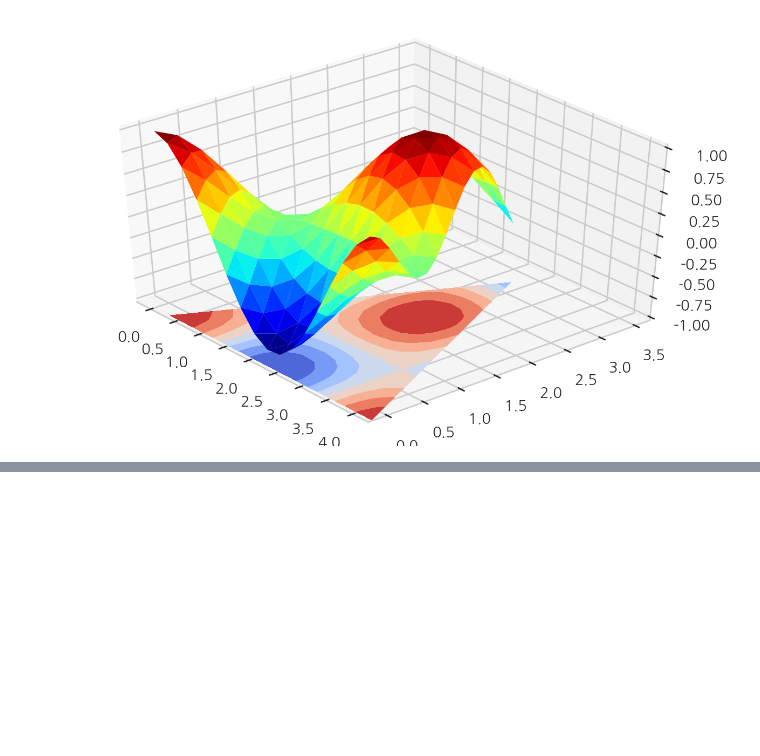
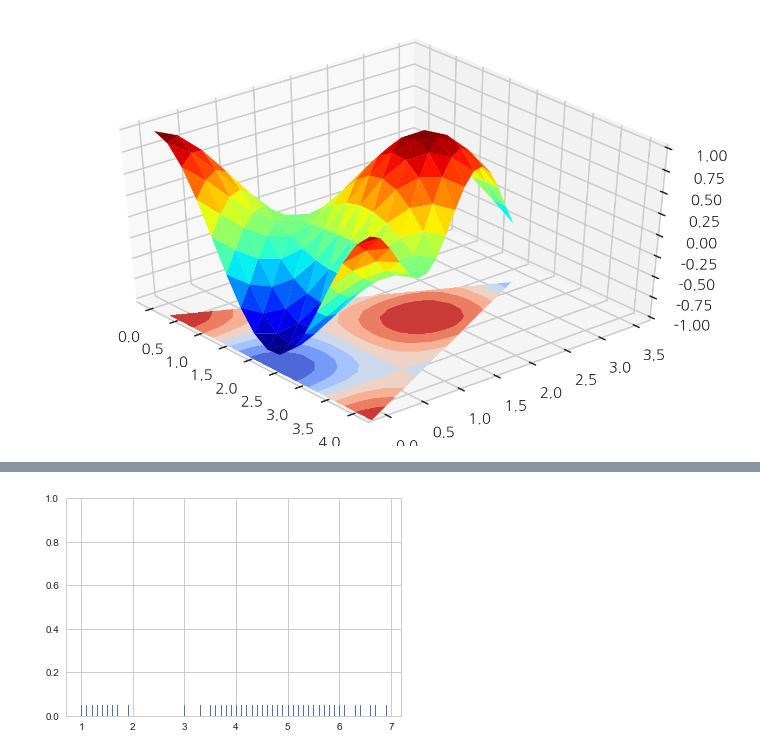
Before and after one commit to baegwangbin/TIL, a Jupyter notebook: Python/Data_Visualization.ipynb, the cells around one changed output, grey strips where cells are left out. Saved outputs shown, nothing was run; the diff lists cells and outputs as text; code cells hidden in the pictures; blank space fills up the shorter version.

```diff
--- a/Python/Data_Visualization.ipynb
+++ b/Python/Data_Visualization.ipynb
@@ -580,0 +648,10 @@ plt.show()
+# %%
+iris = sns.load_dataset("iris")
+
+x = iris.petal_length.values
+
+sns.rugplot(x)
+
+plt.show()
+# %% [output]
+[figure, added]
```
Also changed, not shown: parts of 101 cells of this notebook.
